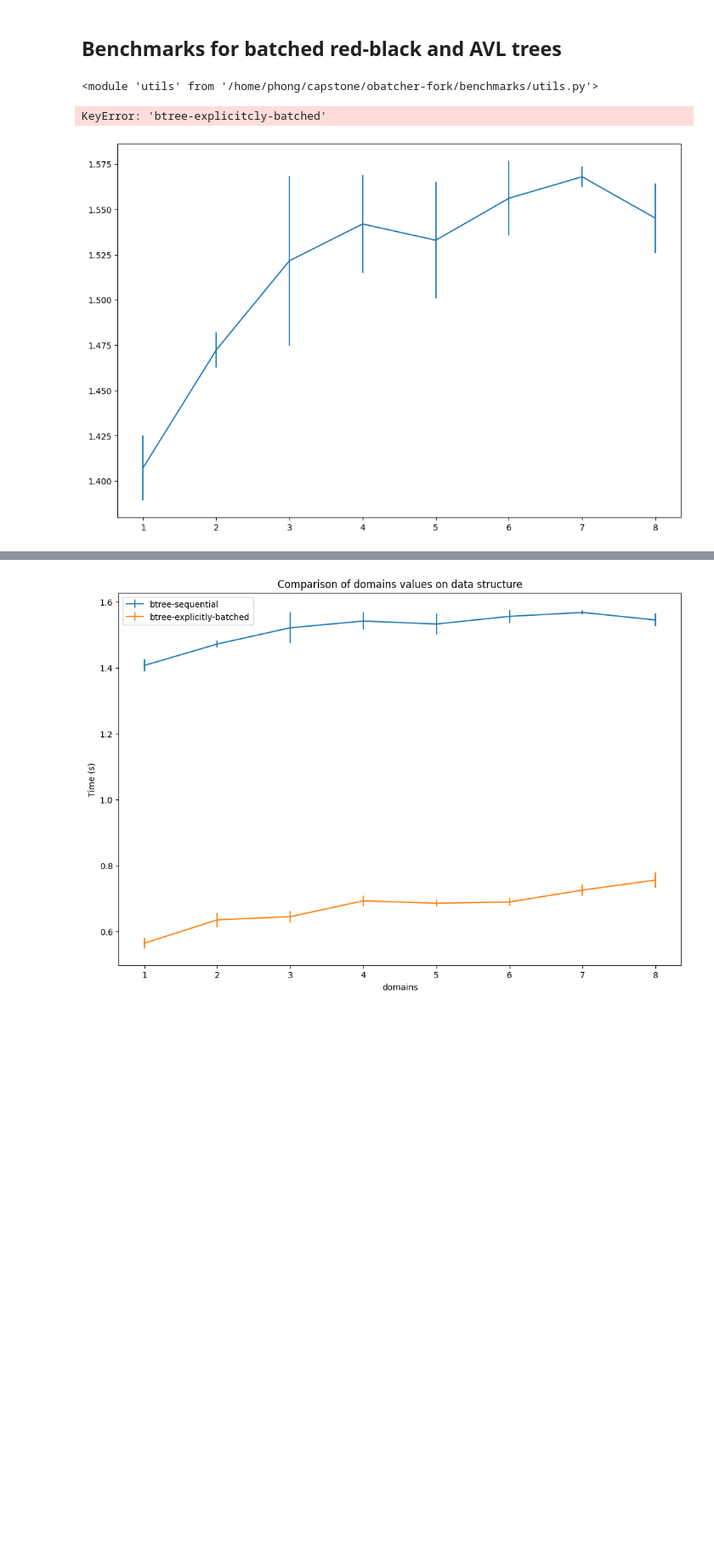
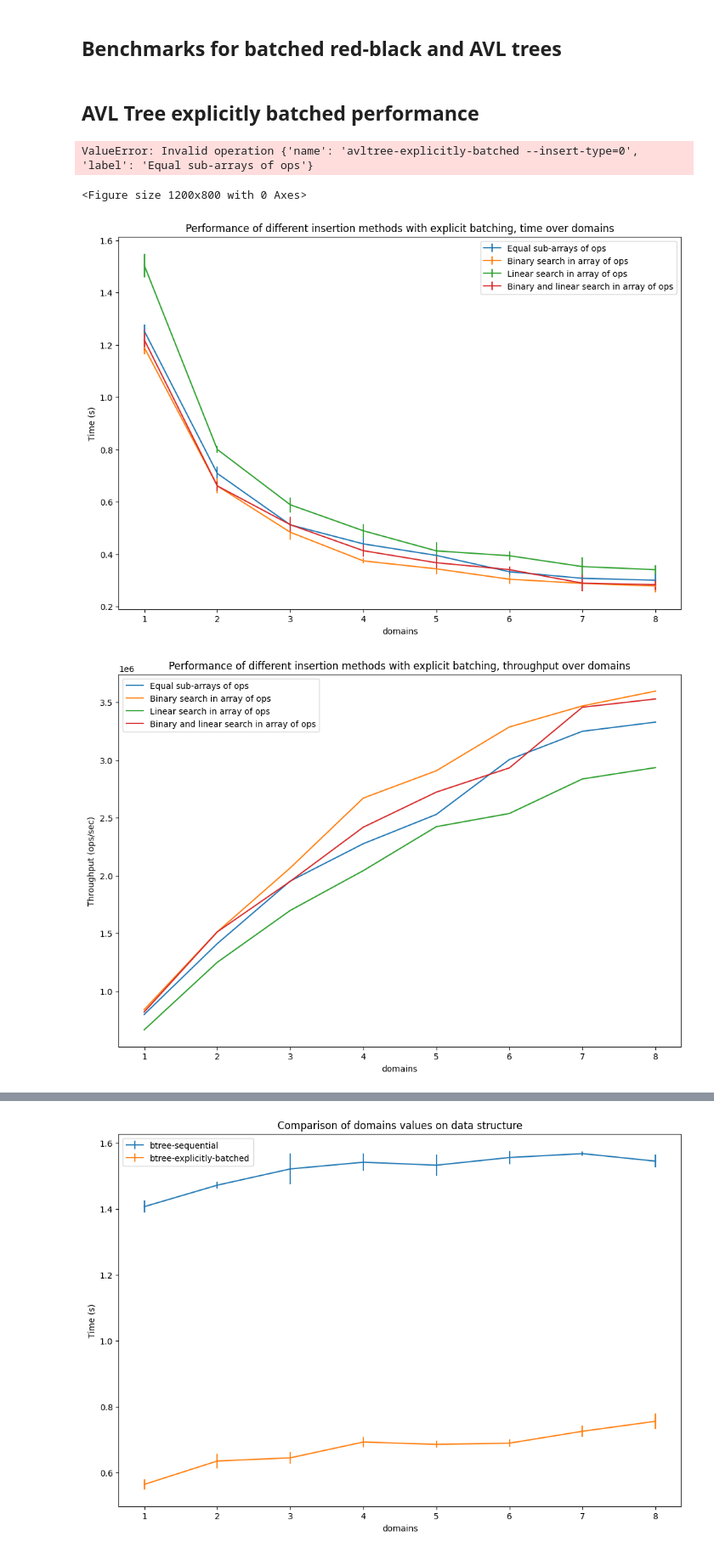
Before and after one commit to verse-lab/obatcher_ds, a Jupyter notebook: benchmark/new-trees.ipynb, the cells around one changed output, grey strips where cells are left out. Shown at 85% size. Cells and saved outputs as stored; diff of their text form; code cells hidden in the pictures; blank space fills up the shorter version.

Commit message:
python util code edit, and some benchmarks

```diff
--- a/benchmark/new-trees.ipynb
+++ b/benchmark/new-trees.ipynb
@@ -8,20 +8,37 @@ from tqdm.notebook import tqdm
 from importlib import reload
 import utils
 reload(utils)
+
+build_results = utils.build_results_seq_opt
+plot_results = utils.plot_results
+plot_throughput_results = utils.plot_throughput_results
-# %% [output]
-<module 'utils' from '/home/phong/capstone/obatcher-fork/benchmarks/utils.py'>
-# %%
-build_results = utils.build_results
-plot_results = utils.plot_results
-
-b_insert_only_results = build_results(["btree-sequential", "btree-explicitly-batched"], {
-    'count': 1_000_000,
-    'init_count': 2_000_000,
-    'no_searches': 0,
-    'no_iters':5
-    })
-
-plot_results('domains', ["btree-sequential", "btree-explicitly-batched"], b_insert_only_results)
-# %% [output]
-KeyError: 'btree-explicitcly-batched'
-[figure, removed]
+# %% [markdown]
+## AVL Tree explicitly batched performance
+# %%
+insert_eq_sub_batches = {"name": "avltree-explicitly-batched --insert-type=0", "label": "Equal sub-arrays of ops"}
+insert_bin = {"name": "avltree-explicitly-batched --insert-type=1", "label": "Binary search in array of ops"}
+insert_lin = {"name": "avltree-explicitly-batched --insert-type=2", "label": "Linear search in array of ops"}
+insert_bin_lin = {"name": "avltree-explicitly-batched --insert-type=3", "label": "Binary and linear search in array of ops"}
+
+avl_insert_methods_results = build_results([insert_eq_sub_batches, insert_bin, insert_lin, insert_bin_lin], {
+    'count': 1_000_000,
+    'init_count': 2_000_000,
+    'no_searches': 0,
+    'no_iters':5
+})
+
+plot_results('domains', [insert_eq_sub_batches, insert_bin, insert_lin, insert_bin_lin], avl_insert_methods_results, title="Performance of different insertion methods with explicit batching, time over domains")
+plot_throughput_results('domains', [insert_eq_sub_batches, insert_bin, insert_lin, insert_bin_lin], avl_insert_methods_results, title="Performance of different insertion methods with explicit batching, throughput over domains")
+# %% [output]
+ValueError: Invalid operation {'name': 'avltree-explicitly-batched --insert-type=0', 'label': 'Equal sub-arrays of ops'}
+<Figure size 1200x800 with 0 Axes>
+# %%
+insert_eq_sub_batches["title"] = insert_eq_sub_batches["label"]
+insert_bin["title"] = insert_bin["label"]
+insert_lin["title"] = insert_lin["label"]
+insert_bin_lin["title"] = insert_bin_lin["label"]
+plot_results('domains', [insert_eq_sub_batches, insert_bin, insert_lin, insert_bin_lin], avl_insert_methods_results, title="Performance of different insertion methods with explicit batching, time over domains")
+plot_throughput_results('domains', [insert_eq_sub_batches, insert_bin, insert_lin, insert_bin_lin], avl_insert_methods_results, title="Performance of different insertion methods with explicit batching, throughput over domains")
+# %% [output]
+[figure, added]
+[figure, added]
```
Also changed, not shown: parts of 12 cells of this notebook, 1 other file.
